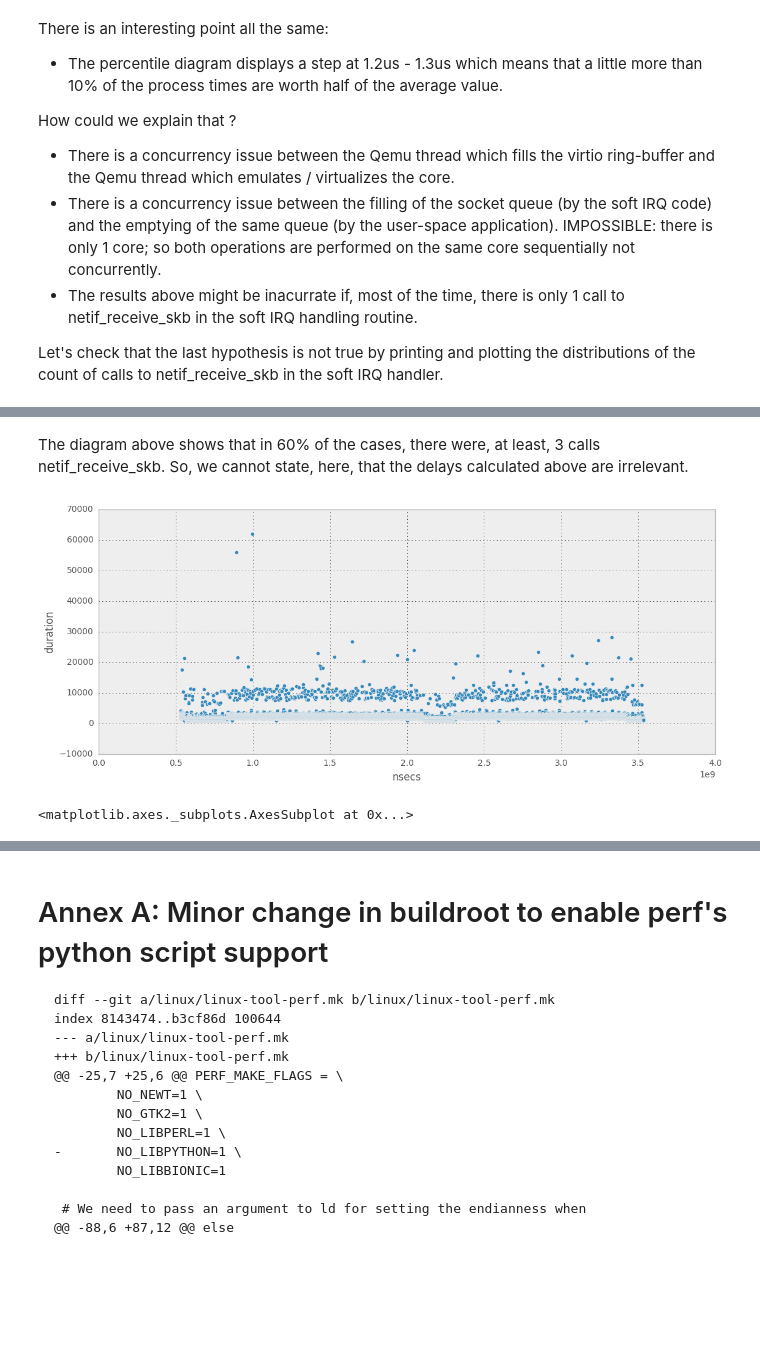
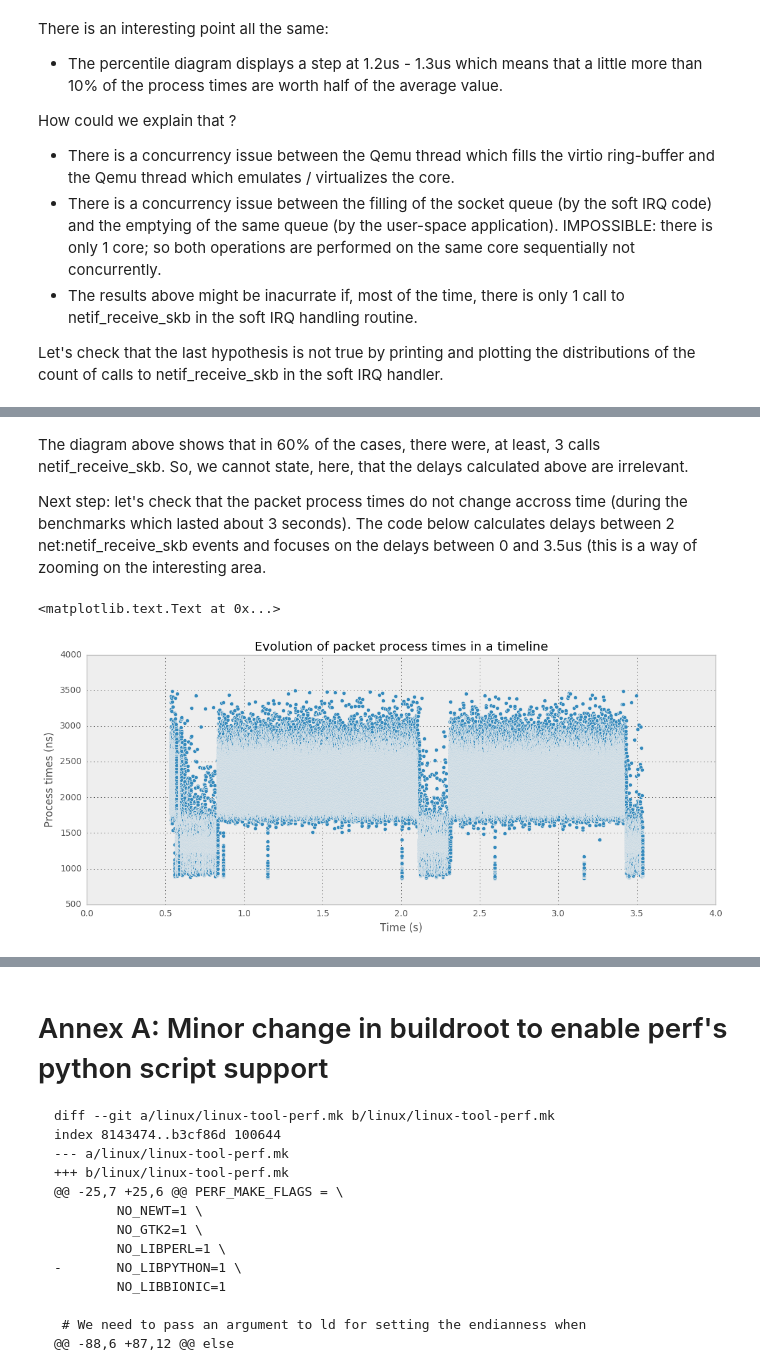
Before and after one commit to aberlemont/notes-on-linux-and-performance, a Jupyter notebook: net/network_reception_part1.ipynb, the cells around one changed output, grey strips where cells are left out. Cells and saved outputs as stored; diff of their text form; code cells hidden in the pictures; blank space fills up the shorter version.

```diff
--- a/net/network_reception_part1.ipynb
+++ b/net/network_reception_part1.ipynb
@@ -406,16 +406,38 @@ dtype: float64
 The diagram above shows that in 60% of the cases, there were, at
 least, 3 calls netif_receive_skb. So, we cannot state, here, that the
 delays calculated above are irrelevant.
+
+Next step: let's check that the packet process times do not change
+accross time (during the benchmarks which lasted about 3 seconds). The
+code below calculates delays between 2 net:netif_receive_skb events
+and focuses on the delays between 0 and 3.5us (this is a way of
+zooming on the interesting area.
-# %%
-fname = '/home/alexis/workspace/tmp_public/recv_1core_ms100.csv'
-df = pd.read_csv(fname)
-df.nsecs -= df.nsecs.iloc[0]
-df = lps.event_interval._add_intervals(df)
-selection = \
-    (df.event == 'net__netif_receive_skb') & \
-    (df.next_event == 'net__netif_receive_skb')
-df = df.loc[selection]
-df.plot.scatter(x='nsecs', y='duration')
-# %% [output]
-[figure, removed]
-<matplotlib.axes._subplots.AxesSubplot at 0x...>
+# %%
+# Create a pandas dataframe starting from the tracepoint archives
+# (converted into csv format)
+fname = '/home/alexis/workspace/tmp_public/recv_1core_ms100.csv'
+df = pd.read_csv(fname)
+# Let's convert absolute timestamps into relative ones for convenience
+df.nsecs -= df.nsecs.iloc[0]
+# Let's use an internal function of linux-perf-stats to calculate
+# delays between 2 dataframe rows; this function expects a column
+# "nsecs" and will create a new column "duration"
+df = lps.event_interval._add_intervals(df)
+# Select:
+# * Only the rows which corresponds to 2 contiguous
+#   net:netif_receive_skb events (or dataframe lines)
+# * Only the delays below 3.5us so as to zoom on the interesting area
+selection = \
+    (df.event == 'net__netif_receive_skb') & \
+    (df.next_event == 'net__netif_receive_skb') & \
+    (df.duration < 3500)
+df = df.loc[selection]
+# Plot the result:
+df['secs'] = df.nsecs / 1e9
+plot = df.plot.scatter(x='secs', y='duration')
+plot.set_title('Evolution of packet process times in a timeline')
+plot.set_ylabel('Process times (ns)')
+plot.set_xlabel('Time (s)')
+# %% [output]
+<matplotlib.text.Text at 0x...>
+[figure, added]
```
Also changed, not shown: parts of 12 cells of this notebook.
